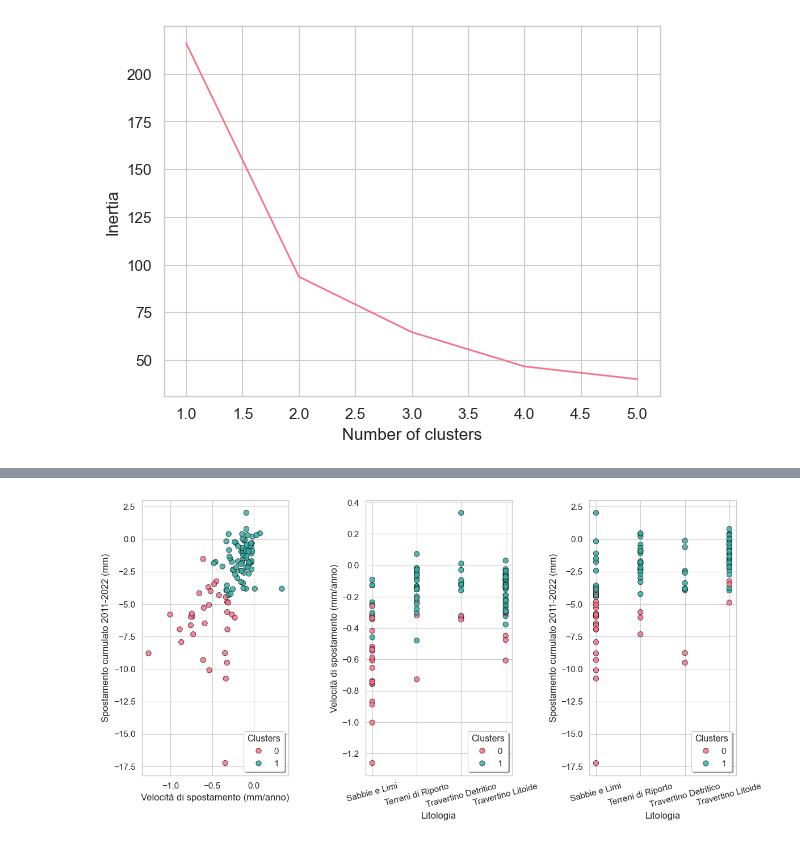
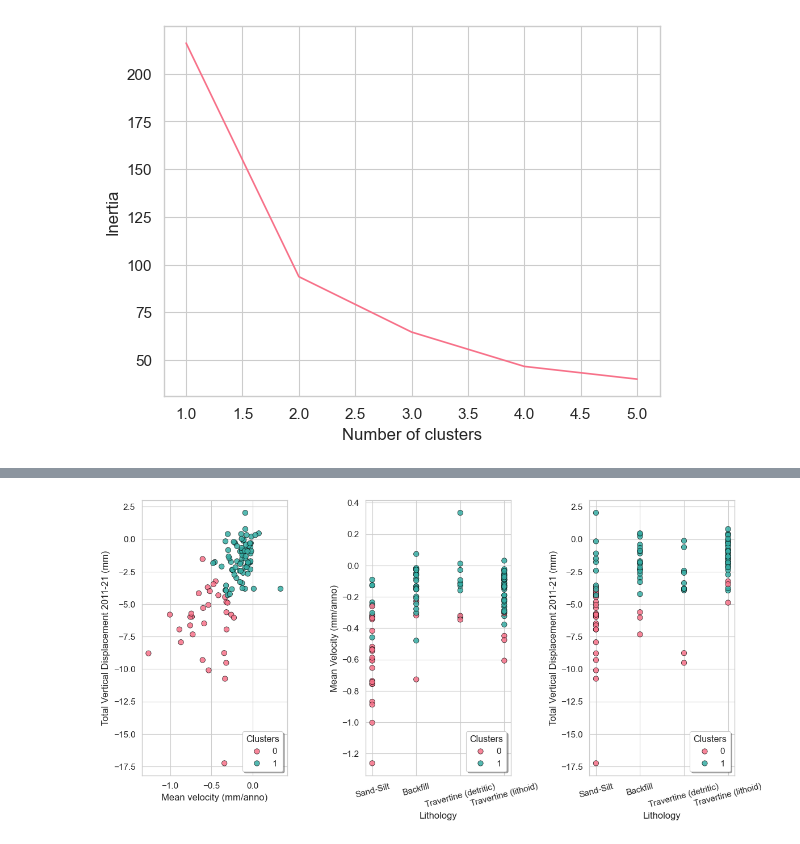
Before and after one commit to gmastrantoni/Geo-Clustering-Building-Displacements, a Jupyter notebook: Rieti/ML_Clustering.ipynb, the cells around one changed output, grey strips where cells are left out. Saved outputs shown, nothing was run; the diff lists cells and outputs as text; code cells hidden in the pictures.

```diff
--- a/Rieti/ML_Clustering.ipynb
+++ b/Rieti/ML_Clustering.ipynb
@@ -30,5 +30,7 @@ data = gpd.read_file(filepath)
 data = data.drop(data[data.VEL_ASC == 0].index)
 
 data['COD_gt'] = data['COD'].replace(['01','05','07','08'], [1,5,7,8])
-data['Litologia'] = data['COD'].replace(['01','05','07','08'],
-                                        ['Terreni di Riporto', 'Sabbie e Limi', 'Travertino Detritico', 'Travertino Litoide'])
+data['Lithology'] = data['COD'].replace(['01','05','07','08'],
+                                        ['Backfill', 'Sand-Silt', 'Travertine (detritic)', 'Travertine (lithoid)'])
+
+data.head()
@@ -60,13 +69,13 @@ Kruskal-Wallis test: Stat=39.85120898957664, P-value=1.1457641480150336e-08
 # Plot the scatter points with error bars
 fig, (ax1, ax2) = plt.subplots(1, 2, figsize=(8, 4))
 
-ax1.errorbar(velocity_stats['Litologia'], velocity_stats['median'], yerr=velocity_stats['std'], fmt='o', capsize=5)
-ax2.errorbar(ud_disp_stats['Litologia'], ud_disp_stats['median'], yerr=ud_disp_stats['std'], fmt='o', capsize=5)
+ax1.errorbar(velocity_stats['Lithology'], velocity_stats['median'], yerr=velocity_stats['std'], fmt='o', capsize=5)
+ax2.errorbar(ud_disp_stats['Lithology'], ud_disp_stats['median'], yerr=ud_disp_stats['std'], fmt='o', capsize=5)
 
-ax1.set_xlabel('Litologia')
-ax1.set_ylabel('Velocità di spostamento media (mm/year)')
-ax2.set_xlabel('Litologia')
-ax2.set_ylabel('Spostamento cumulato medio 2011-2022 (mm)')
+ax1.set_xlabel('Lithology')
+ax1.set_ylabel('Mean velocity (mm/y)')
+ax2.set_xlabel('Lithology')
+ax2.set_ylabel('Total Vertical Displacement 2011-21 (mm)')
 
 for tick in ax1.get_xticklabels():
     tick.set_rotation(15)
@@ -113,17 +116,17 @@ plt.show()
 # %%
-X = 'Litologia'
+X = 'Lithology'
 fig, (ax1, ax2) = plt.subplots(1, 2, figsize=(8, 4))
 
 ax1 = sns.boxplot(data=data, x=X, y="VEL_ASC", color=".8", linecolor="#137", linewidth=.75, ax=ax1)
 ax2 = sns.boxplot(data=data, x=X, y="UD_CUM", color=".8", linecolor="#137", linewidth=.75, ax=ax2)
 
-ax1.set_xlabel("Litologia")
-ax1.set_ylabel("Velocità di spostamento mm/anno")
+ax1.set_xlabel("Lithology")
+ax1.set_ylabel("Displacement velocity (mm/y)")
 for tick in ax1.get_xticklabels():
     tick.set_rotation(15)
 
-ax2.set_xlabel("Litologia")
-ax2.set_ylabel("Spostamento cumulato 2011-2022 (mm)")
+ax2.set_xlabel("Lithology")
+ax2.set_ylabel("Total Vertical Displacement 2011-21 (mm)")
 for tick in ax2.get_xticklabels():
     tick.set_rotation(15)
 
@@ -202,37 +205,37 @@ plt.show()
 # %%
 fig, (ax1, ax2, ax3) = plt.subplots(1, 3, figsize=(12,6))
 
 # Plot VEL_ASC vs. UD_CUM colored by cluster
 scatter1 = sns.scatterplot(x='VEL_ASC', y='UD_CUM', data=data, hue='Cluster', ax=ax1,
                            s=45, alpha=0.85, edgecolor='k', palette=palette)
 # ax1.set_title('VEL_ASC vs. UD_CUM (Colored by Cluster)')
 ax1.legend(bbox_to_anchor=(1, 0), loc='lower right', frameon=True, shadow=True, title='Clusters')  # Move the legend outside the plot
-ax1.set_xlabel("Velocità di spostamento (mm/anno)")
-ax1.set_ylabel("Spostamento cumulato 2011-2022 (mm)")
+ax1.set_xlabel("Mean velocity (mm/anno)")
+ax1.set_ylabel("Total Vertical Displacement 2011-21 (mm)")
 
 # Plot VEL_ASC vs. COD_gt colored by cluster
-scatter2 = sns.scatterplot(x='Litologia', y='VEL_ASC', data=data, hue='Cluster', ax=ax2,
+scatter2 = sns.scatterplot(x='Lithology', y='VEL_ASC', data=data, hue='Cluster', ax=ax2,
                            s=45, alpha=0.85, edgecolor='k', palette=palette)
-# ax2.set_title('VEL_ASC vs. Litologia (Colored by Cluster)')
+
 ax2.legend(bbox_to_anchor=(1, 0), loc='lower right', frameon=True, shadow=True, title='Clusters')  # Move the legend outside the plot
-ax2.set_ylabel("Velocità di spostamento (mm/anno)")
+ax2.set_ylabel("Mean Velocity (mm/anno)")
 for tick in ax2.get_xticklabels():
     tick.set_rotation(15)
 
-scatter3 = sns.scatterplot(x='Litologia', y='UD_CUM', data=data, hue='Cluster', ax=ax3,
+scatter3 = sns.scatterplot(x='Lithology', y='UD_CUM', data=data, hue='Cluster', ax=ax3,
                            s=45, alpha=0.85, edgecolor='k', palette=palette)
 
 # ax3.set_title('UD_CUM vs. Litologia (Colored by Cluster)')
 ax3.legend(bbox_to_anchor=(1, 0), loc='lower right', frameon=True, shadow=True, title='Clusters')  # Move the legend outside the plot
-ax3.set_ylabel("Spostamento cumulato 2011-2022 (mm)")
+ax3.set_ylabel("Total Vertical Displacement 2011-21 (mm)")
 for tick in ax3.get_xticklabels():
     tick.set_rotation(15)
 
 # Adjust spacing between subplots
 plt.subplots_adjust(wspace=0.5)
 plt.tight_layout()
 
 # Show the plot
 plt.show()
 # %% [output]
-[figure, old version]
+[figure, new version]
```
Also changed, not shown: parts of 7 cells of this notebook.
